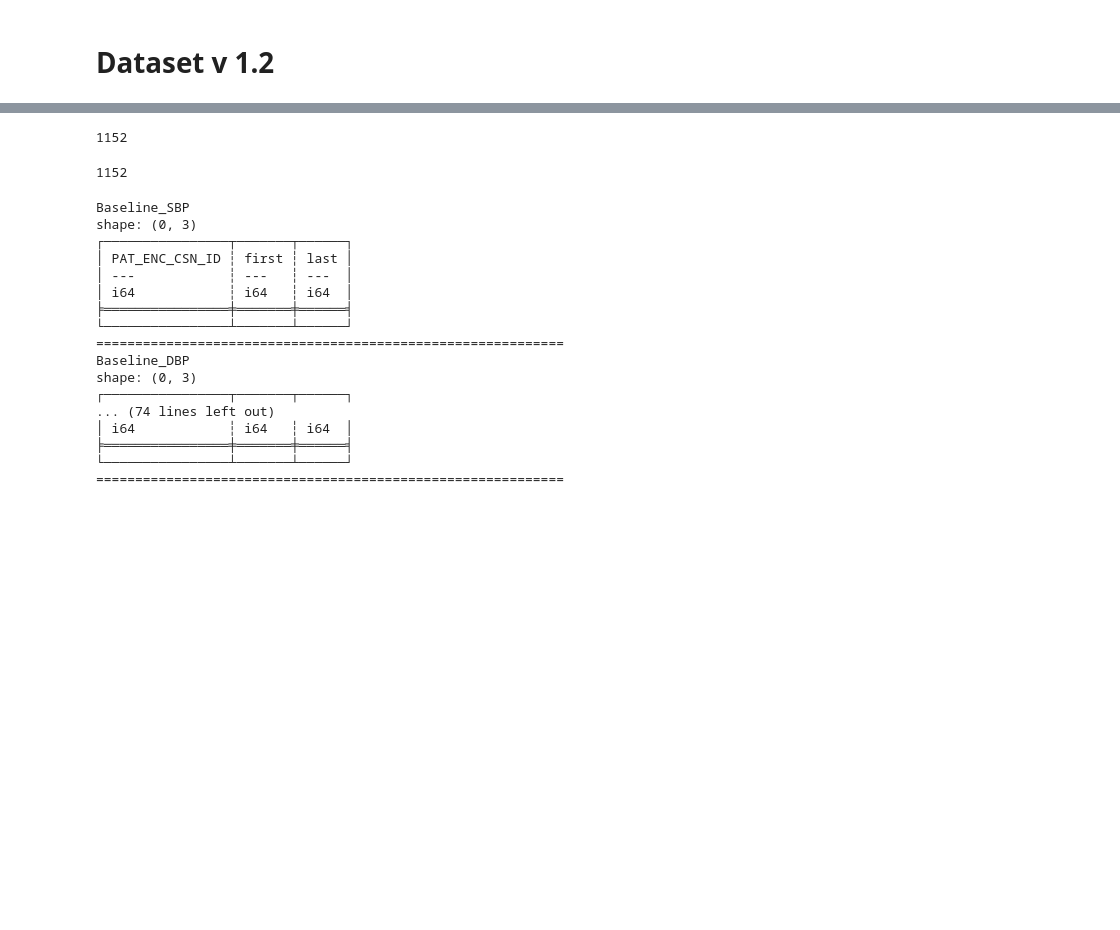
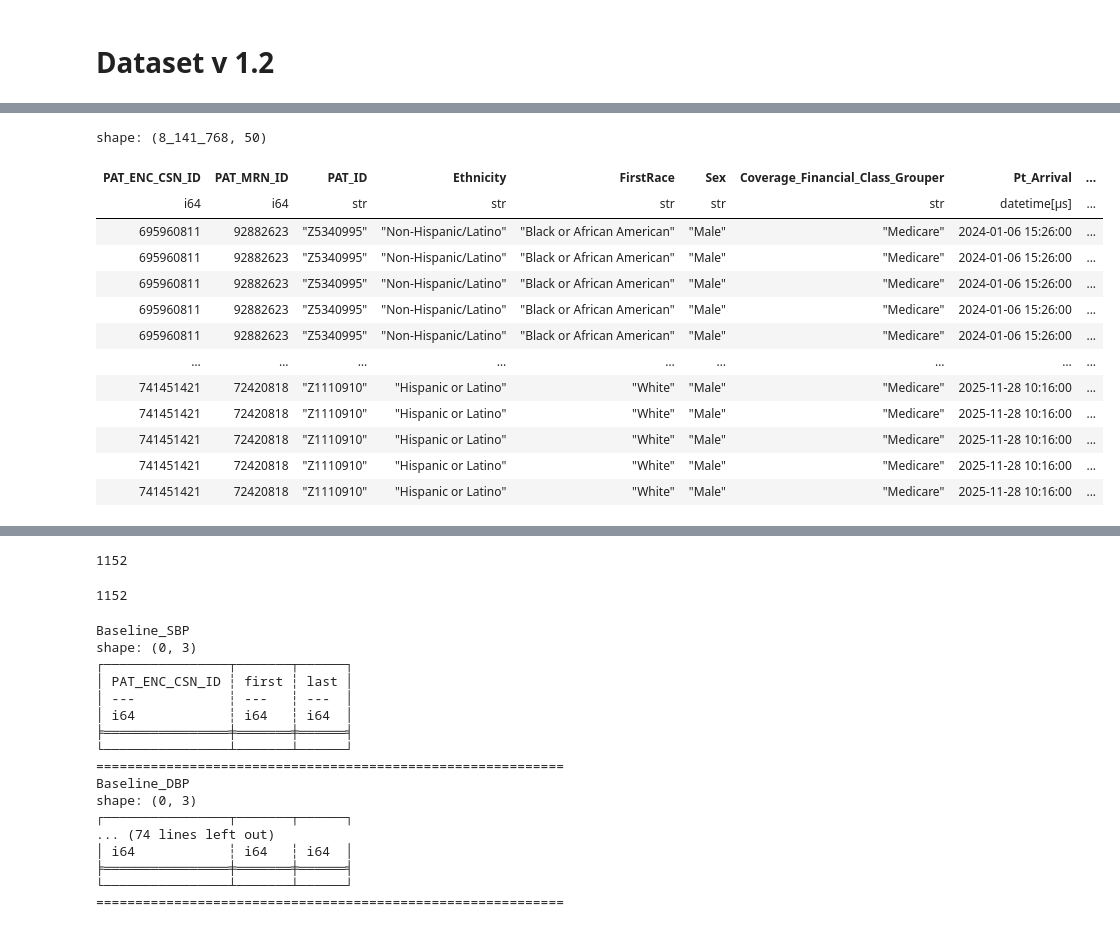
Before and after one commit to UTSW-CIC/Sepsis-Analysis, a Jupyter notebook: notebooks/00_eda.ipynb, the cells around one changed output, grey strips where cells are left out. Saved outputs shown, nothing was run; the diff lists cells and outputs as text; code cells hidden in the pictures; blank space fills up the shorter version.

```diff
--- a/notebooks/00_eda.ipynb
+++ b/notebooks/00_eda.ipynb
@@ -146,0 +774,34 @@ lf_all = lf_all.with_columns(
+# %%
+df_sofa_subset = df_sofa_subset.with_columns(
+    pl.col("Score_Start").alias("Event_DateTime")
+)
+# %%
+df_joined = (
+    df_all
+    .sort(["PAT_ENC_CSN_ID", "Event_DateTime"])
+    .join_asof(
+        df_sofa_subset.sort(["PAT_ENC_CSN_ID", "Score_Start"]),
+        left_on="Event_DateTime",
+        right_on="Score_Start",
+        by="PAT_ENC_CSN_ID",
+        strategy="backward"
+    )
+    .filter(pl.col("Event_DateTime") <= pl.col("Score_End"))
+)
+# %%
+df_joined
+# %% [output]
+shape: (8_141_768, 50)
+| PAT_ENC_CSN_ID | PAT_MRN_ID | PAT_ID | Ethnicity | FirstRace | Sex | Coverage_Financial_Class_Grouper | Pt_Arrival | ... |
+| i64 | i64 | str | str | str | str | str | datetime[μs] | ... |
+| 695960811 | 92882623 | "Z5340995" | "Non-Hispanic/Latino" | "Black or African American" | "Male" | "Medicare" | 2024-01-06 15:26:00 | ... |
+| 695960811 | 92882623 | "Z5340995" | "Non-Hispanic/Latino" | "Black or African American" | "Male" | "Medicare" | 2024-01-06 15:26:00 | ... |
+| 695960811 | 92882623 | "Z5340995" | "Non-Hispanic/Latino" | "Black or African American" | "Male" | "Medicare" | 2024-01-06 15:26:00 | ... |
+| 695960811 | 92882623 | "Z5340995" | "Non-Hispanic/Latino" | "Black or African American" | "Male" | "Medicare" | 2024-01-06 15:26:00 | ... |
+| 695960811 | 92882623 | "Z5340995" | "Non-Hispanic/Latino" | "Black or African American" | "Male" | "Medicare" | 2024-01-06 15:26:00 | ... |
+| … | … | … | … | … | … | … | … | ... |
+| 741451421 | 72420818 | "Z1110910" | "Hispanic or Latino" | "White" | "Male" | "Medicare" | 2025-11-28 10:16:00 | ... |
+| 741451421 | 72420818 | "Z1110910" | "Hispanic or Latino" | "White" | "Male" | "Medicare" | 2025-11-28 10:16:00 | ... |
+| 741451421 | 72420818 | "Z1110910" | "Hispanic or Latino" | "White" | "Male" | "Medicare" | 2025-11-28 10:16:00 | ... |
+| 741451421 | 72420818 | "Z1110910" | "Hispanic or Latino" | "White" | "Male" | "Medicare" | 2025-11-28 10:16:00 | ... |
+| 741451421 | 72420818 | "Z1110910" | "Hispanic or Latino" | "White" | "Male" | "Medicare" | 2025-11-28 10:16:00 | ... |
```
Also changed, not shown: parts of 41 cells of this notebook, 49 other files.
